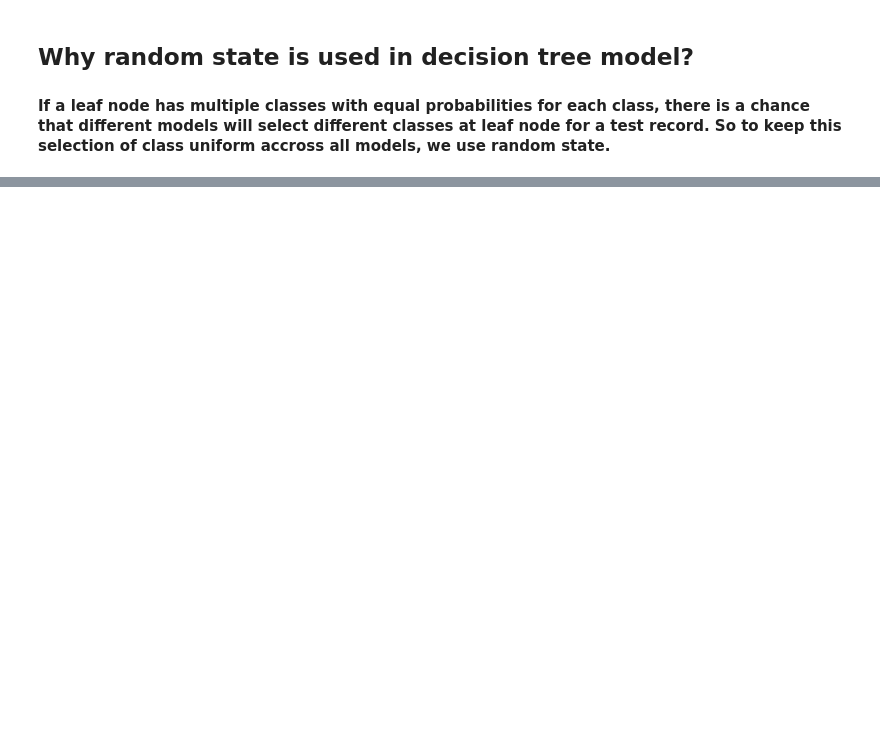
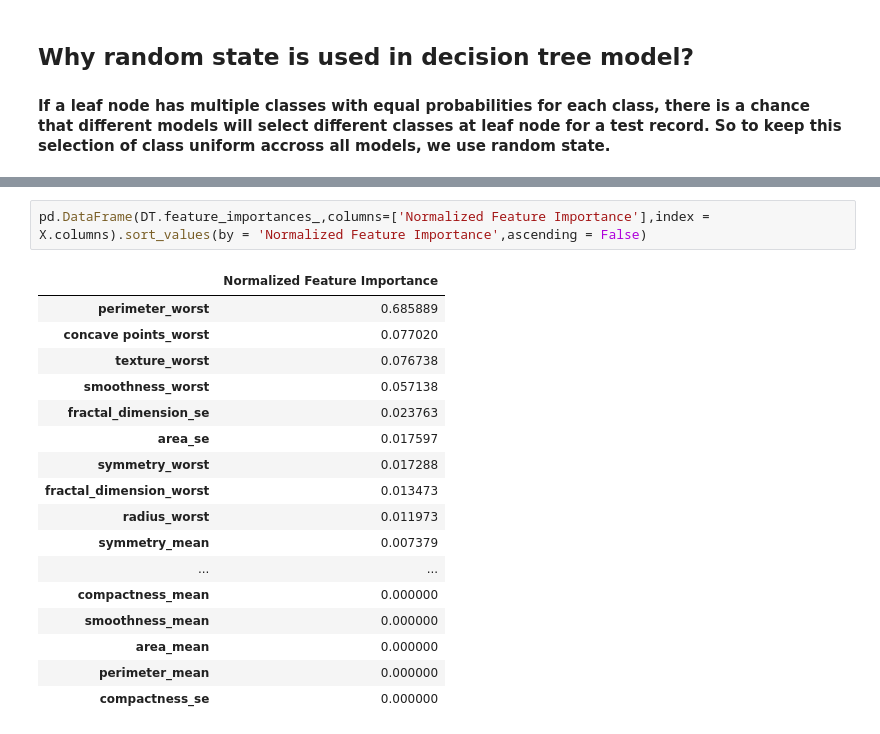
Before and after one commit to pratikasarkar/Supervised-Learning---Classification, a Jupyter notebook: Classification_Basics.ipynb, the cells around one changed output, grey strips where cells are left out. Cells and saved outputs as stored; diff of their text form; blank space fills up the shorter version.

```diff
--- a/Classification_Basics.ipynb
+++ b/Classification_Basics.ipynb
@@ -911,0 +994,20 @@ y = df_bc['diagnosis']
+# %%
+pd.DataFrame(DT.feature_importances_,columns=['Normalized Feature Importance'],index = X.columns).sort_values(by = 'Normalized Feature Importance',ascending = False)
+# %% [output]
+|  | Normalized Feature Importance |
+| perimeter_worst | 0.685889 |
+| concave points_worst | 0.077020 |
+| texture_worst | 0.076738 |
+| smoothness_worst | 0.057138 |
+| fractal_dimension_se | 0.023763 |
+| area_se | 0.017597 |
+| symmetry_worst | 0.017288 |
+| fractal_dimension_worst | 0.013473 |
+| radius_worst | 0.011973 |
+| symmetry_mean | 0.007379 |
+| ... | ... |
+| compactness_mean | 0.000000 |
+| smoothness_mean | 0.000000 |
+| area_mean | 0.000000 |
+| perimeter_mean | 0.000000 |
+| compactness_se | 0.000000 |
```
Also changed, not shown: parts of 15 cells of this notebook.
